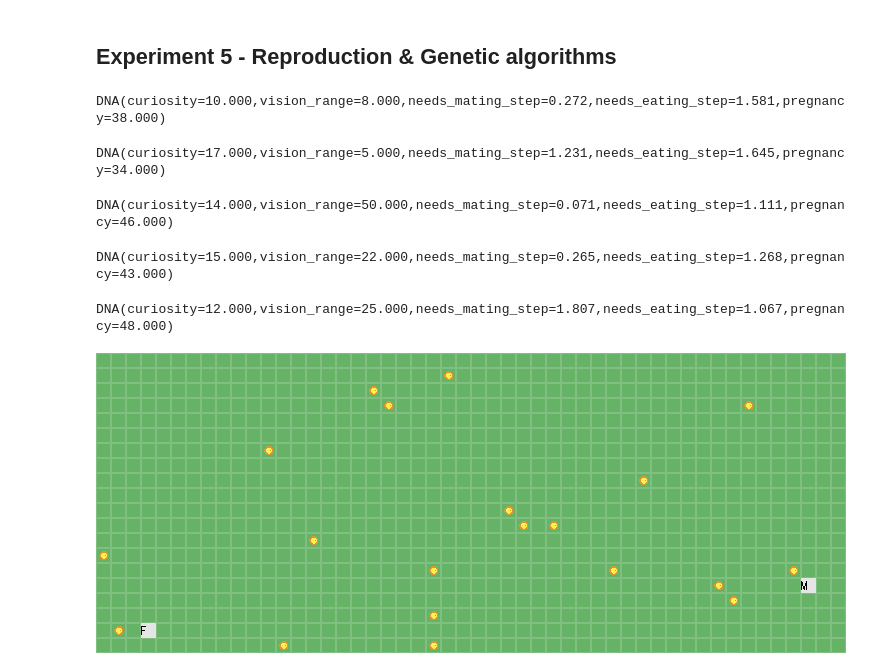
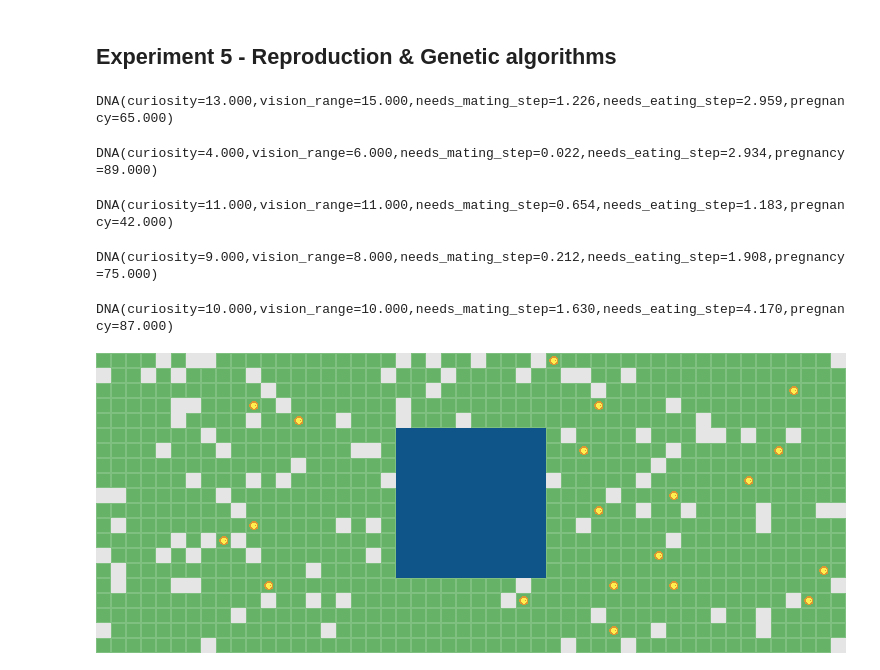
Before and after one commit to TheoLvs/westworld, a Jupyter notebook: notebooks/20210709 - Foxes vs Rabbits.ipynb, the cells around one changed output. Cells and saved outputs as stored; diff of their text form; code cells hidden in the pictures.

```diff
--- a/notebooks/20210709 - Foxes vs Rabbits.ipynb
+++ b/notebooks/20210709 - Foxes vs Rabbits.ipynb
@@ -546,35 +544,35 @@ dna = DNA([
     Gene("curiosity",value_range = [2,20],type = "int"),
     Gene("vision_range",value_range = [5,50],type = "int"),
     Gene("needs_mating_step",value_range = [0.01,2],type = "float"),
-    Gene("needs_eating_step",value_range = [1,2],type = "float"),
-    Gene("pregnancy",value_range = [20,50],type = "int"),
+    Gene("needs_eating_step",value_range = [1,5],type = "float"),
+    Gene("pregnancy",value_range = [20,100],type = "int"),
 #     + max_life ?
 ])
 
 dna
 # %% [output]
-DNA(curiosity=10.000,vision_range=8.000,needs_mating_step=0.272,needs_eating_step=1.581,pregnancy=38.000)
+DNA(curiosity=13.000,vision_range=15.000,needs_mating_step=1.226,needs_eating_step=2.959,pregnancy=65.000)
 # %%
 dna1 = dna.sample()
 dna2 = dna.sample()
 # %%
 dna1
 # %% [output]
-DNA(curiosity=17.000,vision_range=5.000,needs_mating_step=1.231,needs_eating_step=1.645,pregnancy=34.000)
+DNA(curiosity=4.000,vision_range=6.000,needs_mating_step=0.022,needs_eating_step=2.934,pregnancy=89.000)
 # %%
 dna2
 # %% [output]
-DNA(curiosity=14.000,vision_range=50.000,needs_mating_step=0.071,needs_eating_step=1.111,pregnancy=46.000)
+DNA(curiosity=11.000,vision_range=11.000,needs_mating_step=0.654,needs_eating_step=1.183,pregnancy=42.000)
 # %%
 dna3 = dna1.mate(dna2)
 # %%
 dna3
 # %% [output]
-DNA(curiosity=15.000,vision_range=22.000,needs_mating_step=0.265,needs_eating_step=1.268,pregnancy=43.000)
+DNA(curiosity=9.000,vision_range=8.000,needs_mating_step=0.212,needs_eating_step=1.908,pregnancy=75.000)
 # %%
 dna3.sample()
 # %% [output]
-DNA(curiosity=12.000,vision_range=25.000,needs_mating_step=1.807,needs_eating_step=1.067,pregnancy=48.000)
+DNA(curiosity=10.000,vision_range=10.000,needs_mating_step=1.630,needs_eating_step=4.170,pregnancy=87.000)
 # %%
 import random
 import pygame
@@ -771,38 +769,40 @@ class Rabbit(BaseAgent):
             "eating":self.needs["eating"],
             "mating":self.needs["mating"],
             "gender":self.gender,
             "curiosity":self.dna["curiosity"].value,
             "vision_range":self.dna["vision_range"].value,
             "pregnancy":self.dna["pregnancy"].value,
             "needs_mating_step":self.dna["needs_mating_step"].value,
             "needs_eating_step":self.dna["needs_eating_step"].value,
         })
 
 
 class CustomEnvironment(GridEnvironment):
 
     def post_step(self):
 
         food_left = self.find(name = "Food")
         self.log({"food_left":len(food_left)})
 
         if self.clock > 0 and self.clock % 5 == 0:
             self.spawn(food_spawner,4)
 
 # Setup spawners
 male_spawner = lambda x,y : Rabbit(x,y,dna.sample(),gender = "male")
 female_spawner = lambda x,y : Rabbit(x,y,dna.sample(),gender = "female")
 food_spawner = lambda x,y : Food(x,y,quantity = 10)
 
+obstacle = BaseObstacle(20,5,10,10,color = (15, 85, 138))
+
 # Setup environment
 env = CustomEnvironment(50,20,15,show_grid = True,background_color=(102, 178, 102),grid_color=(127, 191, 127),toroidal=True)
-env.spawn(male_spawner,1)
-env.spawn(female_spawner,1)
+env.add_object(obstacle)
+env.spawn(male_spawner,50)
+env.spawn(female_spawner,50)
 env.spawn(food_spawner,20)
-env.render()
-env.get_img()
+env.render(show = True)
 # %% [output]
-[figure, old version]
+[figure, new version]
 # %%
 # Setup simulation
 sim = Simulation(env,fps = 200,name="RabbitsVsFoxesExperiment4")
```
Also changed, not shown: parts of 13 cells of this notebook, 5 other files.
